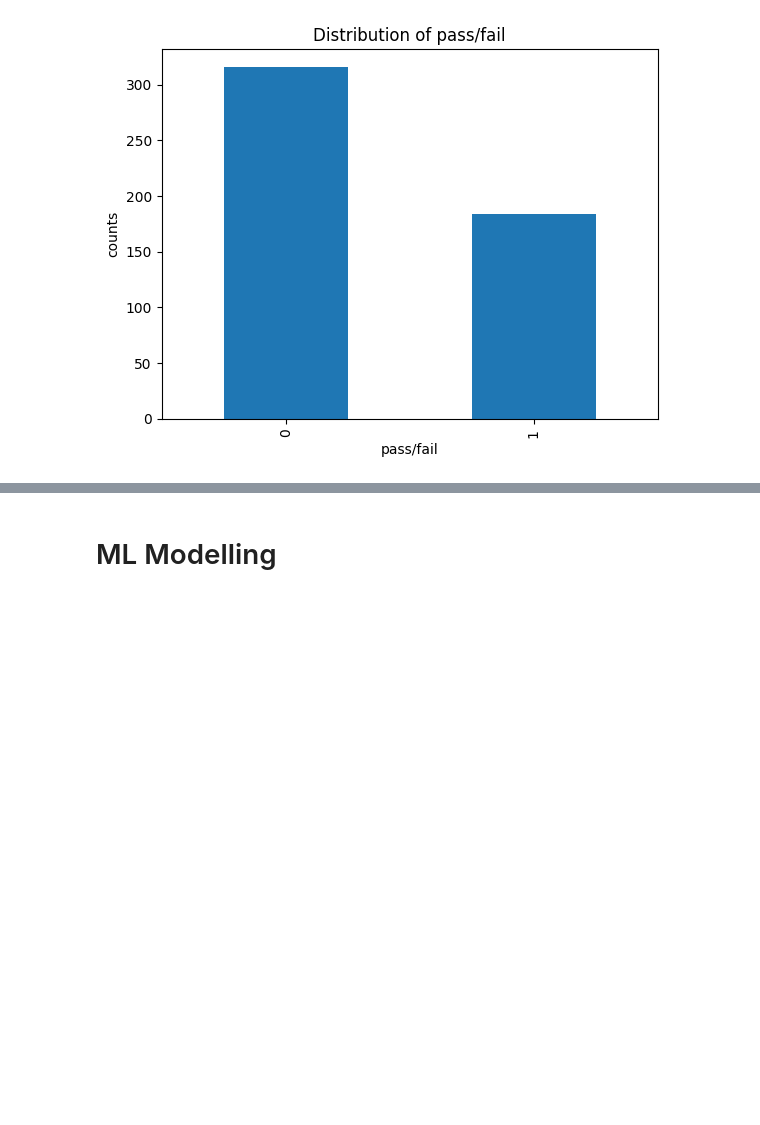
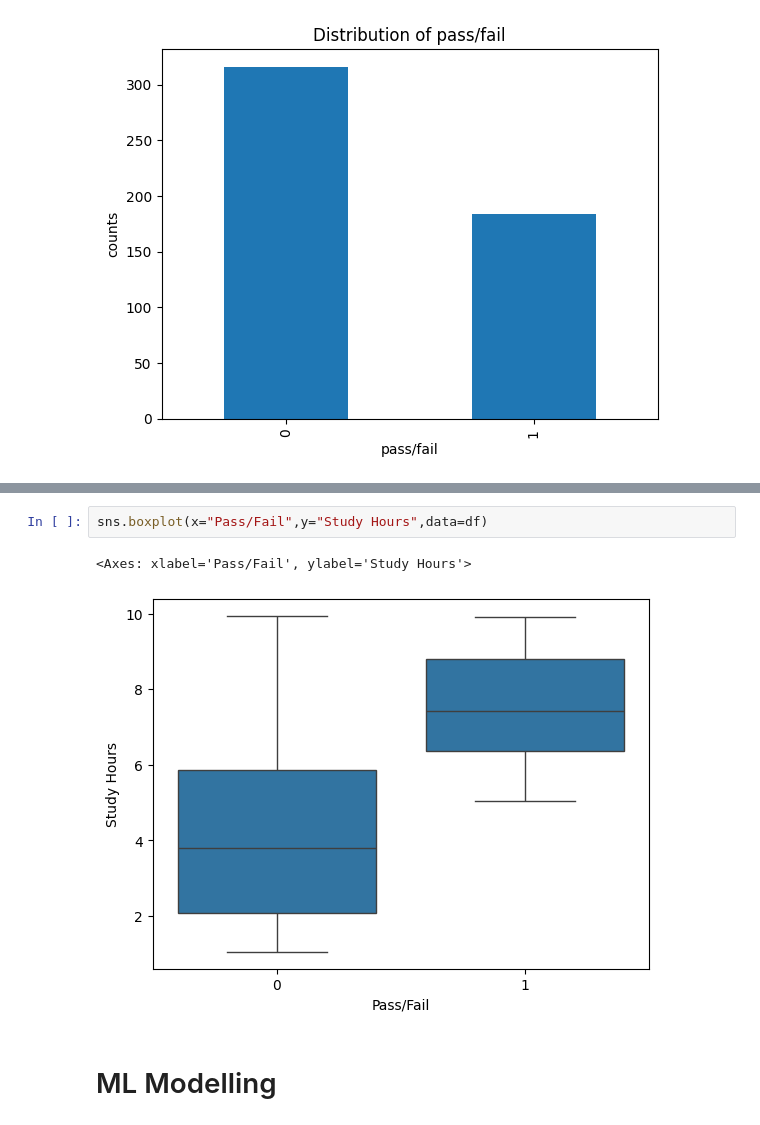
Before and after one commit to anuradha-datascience/machine-learning, a Jupyter notebook: StudentPerformance.ipynb, the cells around one changed output, grey strips where cells are left out. Drawn from its saved outputs; the diff is of its cells as text; blank space fills up the shorter version.

```diff
--- a/StudentPerformance.ipynb
+++ b/StudentPerformance.ipynb
@@ -84,3 +85,8 @@ plt.hist(df['Previous Exam Score'])
+# %%
+sns.boxplot(x="Pass/Fail",y="Study Hours",data=df)
+# %% [output]
+<Axes: xlabel='Pass/Fail', ylabel='Study Hours'>
+[figure, added]
 # %% [markdown]
 # ML Modelling
 # %% [markdown]
```
Also changed, not shown: parts of 2 cells of this notebook.
